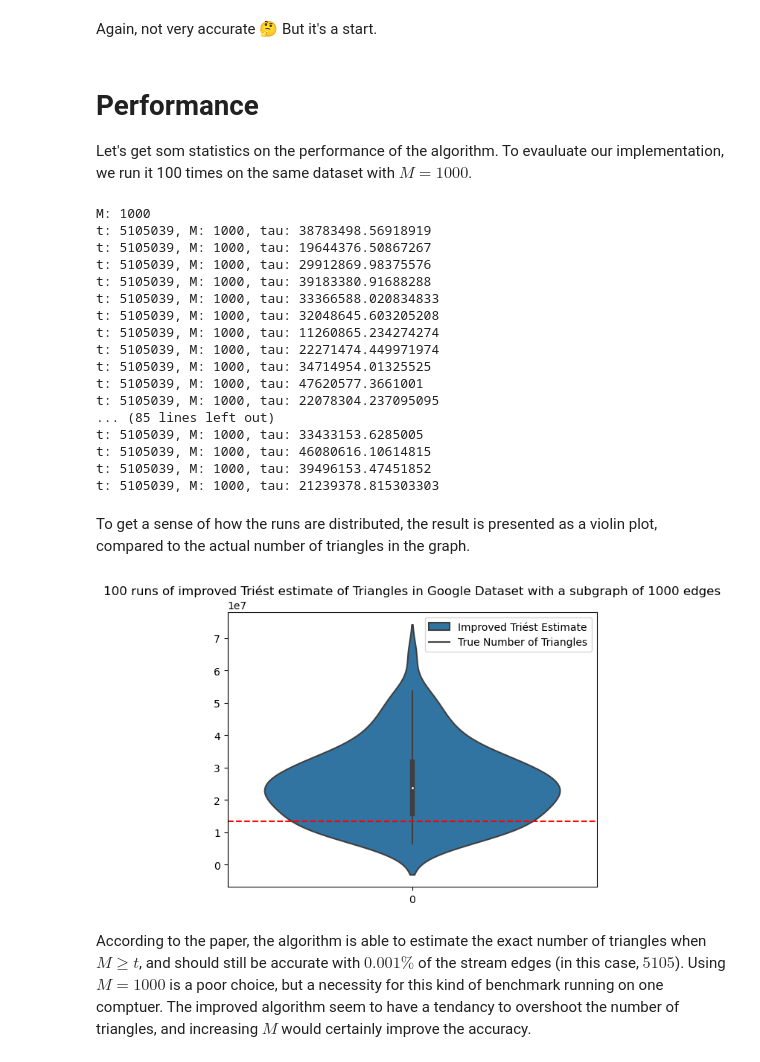
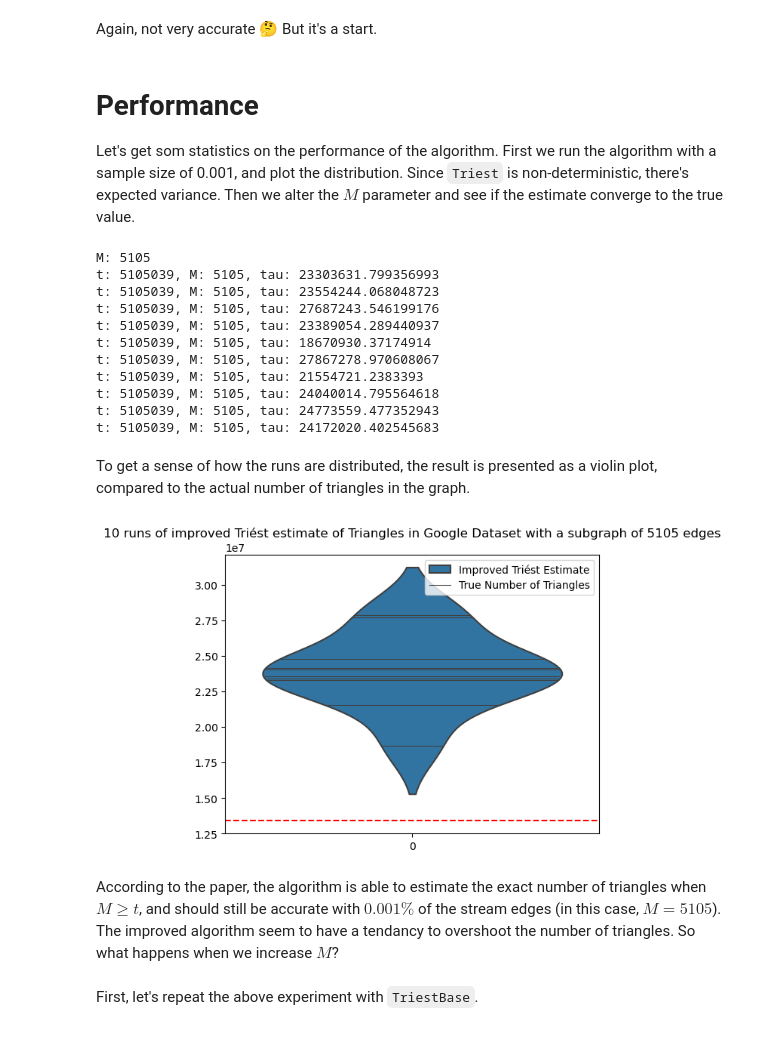
Before and after one commit to LinusOstlund/id2222, a Jupyter notebook: lab3/TestPyspark.ipynb, the cells around one changed output. Saved outputs shown, nothing was run; the diff lists cells and outputs as text; code cells hidden in the pictures.

```diff
--- a/lab3/TestPyspark.ipynb
+++ b/lab3/TestPyspark.ipynb
@@ -232,7 +226,7 @@ from operator import add, sub
 
 class TriestImproved:
     # set up nasty globals >_<
-    def __init__(self, stream, M=6):
+    def __init__(self, stream, M=6, run=False):
         # TODO antagligen krånglar det pga google-grafen är en directed graph
         self.stream = stream
         # defaultdict avoids missing key errors, and with 'int' it defaults to 0
@@ -240,6 +234,8 @@ class TriestImproved:
         self.S = Graph()
         self.t = 0
         self.M = M
+        if run:
+            self.run()
 
     def run(self):
         # Here I simulate a stream of edges
@@ -309,57 +303,45 @@ Error: 11729%
 # %% [markdown]
 Again, not very accurate 🤔 But it's a start.
-# %% [markdown]
-# Performance
-
-Let's get som statistics on the performance of the algorithm. To evauluate our implementation, we run it 100 times on the same dataset with $M = 1000$.
+# %% [markdown]
+# Performance
+
+Let's get som statistics on the performance of the algorithm. First we run the algorithm with a sample size of 0.001, and plot the distribution. Since `Triest` is non-deterministic, there's expected variance. Then we alter the $M$ parameter and see if the estimate converge to the true value.
 # %%
-%%cache
 
-"""
-NOTE this cell is cached, so it will not be executed when you run the notebook.
-"""
-
-# safety switch, it took 80 minutes to run :(
-execute_cell = False
-
-if execute_cell:
-    M = 1000
-    print(f"M: {M}")
-    number_of_runs = 100
-    runs = []
-    for i in range(number_of_runs):
-        ti = TriestImproved(stream, M=M)
-        ti.run()
-        runs.append(ti.global_estimate())
+# set M to article's suggested threshold
+M = int(len(stream)*0.001)
+print(f"M: {M}")
+number_of_runs = 10
+runs = []
+for i in range(number_of_runs):
+    ti = TriestImproved(stream, M=M)
+    ti.run()
+    runs.append(ti.global_estimate())
 # %% [output]
-M: 1000
-t: 5105039, M: 1000, tau: 38783498.56918919
-t: 5105039, M: 1000, tau: 19644376.50867267
-t: 5105039, M: 1000, tau: 29912869.98375576
-t: 5105039, M: 1000, tau: 39183380.91688288
-t: 5105039, M: 1000, tau: 33366588.020834833
-t: 5105039, M: 1000, tau: 32048645.603205208
-t: 5105039, M: 1000, tau: 11260865.234274274
-t: 5105039, M: 1000, tau: 22271474.449971974
-t: 5105039, M: 1000, tau: 34714954.01325525
-t: 5105039, M: 1000, tau: 47620577.3661001
-t: 5105039, M: 1000, tau: 22078304.237095095
-... (85 lines left out)
-t: 5105039, M: 1000, tau: 33433153.6285005
-t: 5105039, M: 1000, tau: 46080616.10614815
-t: 5105039, M: 1000, tau: 39496153.47451852
-t: 5105039, M: 1000, tau: 21239378.815303303
+M: 5105
+t: 5105039, M: 5105, tau: 23303631.799356993
+t: 5105039, M: 5105, tau: 23554244.068048723
+t: 5105039, M: 5105, tau: 27687243.546199176
+t: 5105039, M: 5105, tau: 23389054.289440937
+t: 5105039, M: 5105, tau: 18670930.37174914
+t: 5105039, M: 5105, tau: 27867278.970608067
+t: 5105039, M: 5105, tau: 21554721.2383393
+t: 5105039, M: 5105, tau: 24040014.795564618
+t: 5105039, M: 5105, tau: 24773559.477352943
+t: 5105039, M: 5105, tau: 24172020.402545683
 # %% [markdown]
  To get a sense of how the runs are distributed, the result is presented as a violin plot, compared to the actual number of triangles in the graph.
 # %%
 import seaborn as sns
 import matplotlib.pyplot as plt
 
-sns.violinplot(runs)
+sns.violinplot(runs, inner="stick")
 plt.axhline(y=NUMBER_OF_TRIANGLES, color='r', linestyle='--')
 plt.legend(title='', loc='upper right', labels=['Improved Triést Estimate', 'True Number of Triangles']);
-plt.title('100 runs of improved Triést estimate of Triangles in Google Dataset with a subgraph of 1000 edges');
+plt.title('10 runs of improved Triést estimate of Triangles in Google Dataset with a subgraph of 5105 edges');
 # %% [output]
-[figure, old version]
+[figure, new version]
 # %% [markdown]
-According to the paper, the algorithm is able to estimate the exact number of triangles when $M \ge t$, and should still be accurate with $0.001\%$ of the stream edges (in this case, $5105$). Using $M=1000$ is a poor choice, but a necessity for this kind of benchmark running on one comptuer. The improved algorithm seem to have a tendancy to overshoot the number of triangles, and increasing $M$ would certainly improve the accuracy.
+According to the paper, the algorithm is able to estimate the exact number of triangles when $M \ge t$, and should still be accurate with $0.001\%$ of the stream edges (in this case, $M = 5105$). The improved algorithm seem to have a tendancy to overshoot the number of triangles. So what happens when we increase $M$?
+# %% [markdown]
+First, let's repeat the above experiment with `TriestBase`.
```
Also changed, not shown: parts of 11 cells of this notebook.
